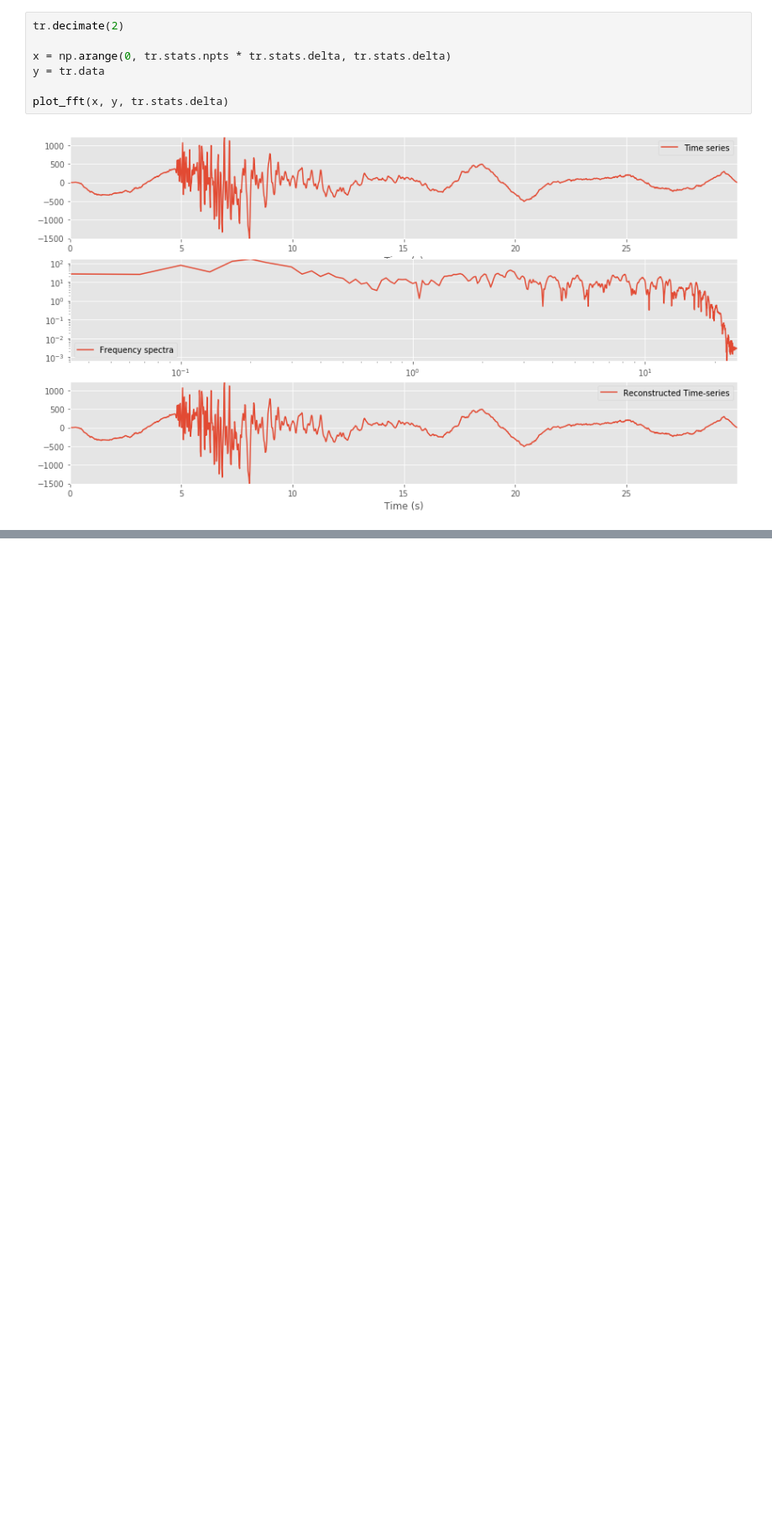
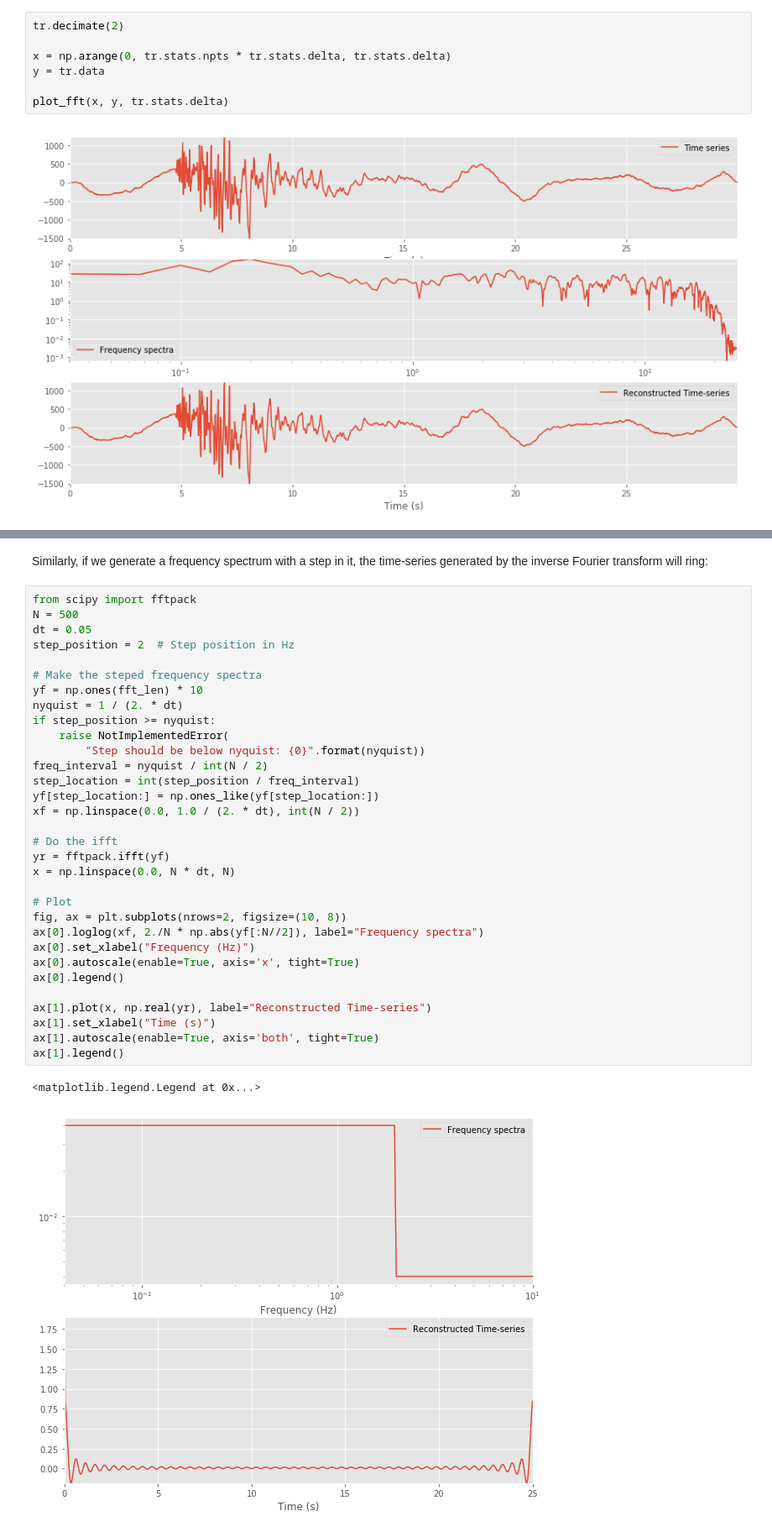
Before and after one commit to calum-chamberlain/GPHS445_notebooks, a Jupyter notebook: 1_Processing_and_recording/3_Fourier_Transforms.ipynb, the cells around one changed output, grey strips where cells are left out. Shown at 84% size. Drawn from its saved outputs; the diff is of its cells as text; blank space fills up the shorter version.

```diff
--- a/1_Processing_and_recording/3_Fourier_Transforms.ipynb
+++ b/1_Processing_and_recording/3_Fourier_Transforms.ipynb
@@ -122,0 +149,38 @@ In the [next notebook](4_Filtering_Resampling.ipynb) we will look at how we filt
+# %% [markdown]
+Similarly, if we generate a frequency spectrum with a step in it, the time-series generated by the
+inverse Fourier transform will ring:
+# %%
+from scipy import fftpack
+N = 500
+dt = 0.05
+step_position = 2  # Step position in Hz
+
+# Make the steped frequency spectra
+yf = np.ones(fft_len) * 10
+nyquist = 1 / (2. * dt)
+if step_position >= nyquist:
+    raise NotImplementedError(
+        "Step should be below nyquist: {0}".format(nyquist))
+freq_interval = nyquist / int(N / 2)
+step_location = int(step_position / freq_interval)
+yf[step_location:] = np.ones_like(yf[step_location:])
+xf = np.linspace(0.0, 1.0 / (2. * dt), int(N / 2))
+
+# Do the ifft
+yr = fftpack.ifft(yf)
+x = np.linspace(0.0, N * dt, N)
+
+# Plot
+fig, ax = plt.subplots(nrows=2, figsize=(10, 8))
+ax[0].loglog(xf, 2./N * np.abs(yf[:N//2]), label="Frequency spectra")
+ax[0].set_xlabel("Frequency (Hz)")
+ax[0].autoscale(enable=True, axis='x', tight=True)
+ax[0].legend()
+
+ax[1].plot(x, np.real(yr), label="Reconstructed Time-series")
+ax[1].set_xlabel("Time (s)")
+ax[1].autoscale(enable=True, axis='both', tight=True)
+ax[1].legend()
+# %% [output]
+<matplotlib.legend.Legend at 0x...>
+[figure, added]
```
Also changed, not shown: parts of 8 cells of this notebook.
